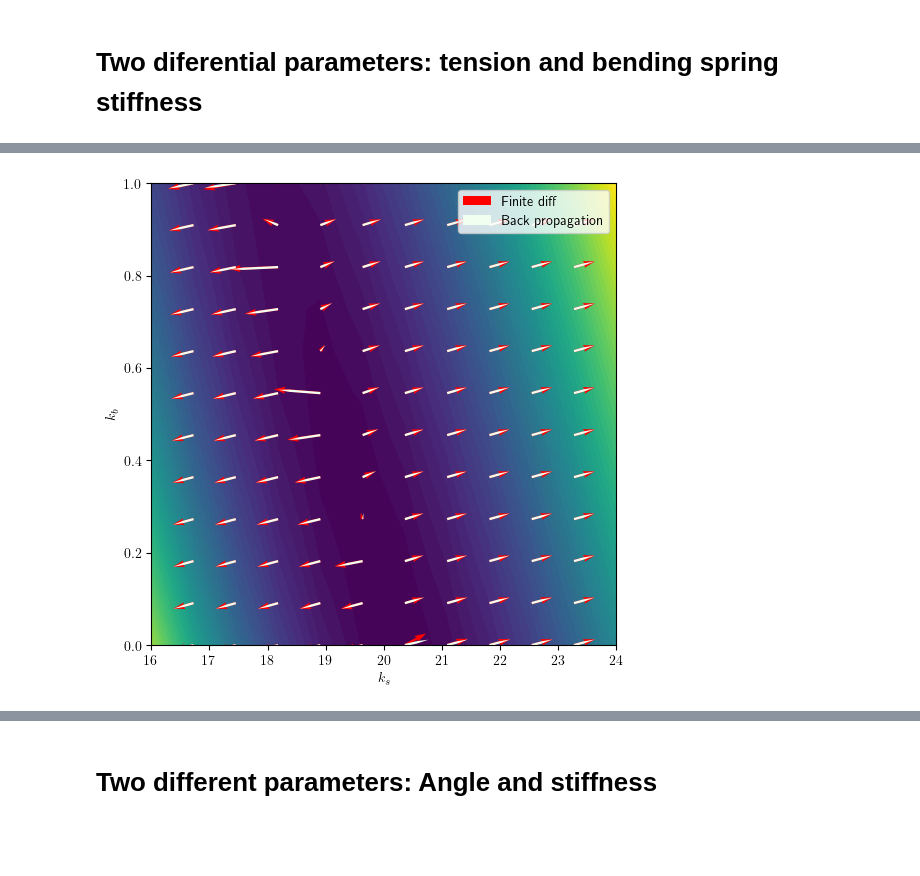
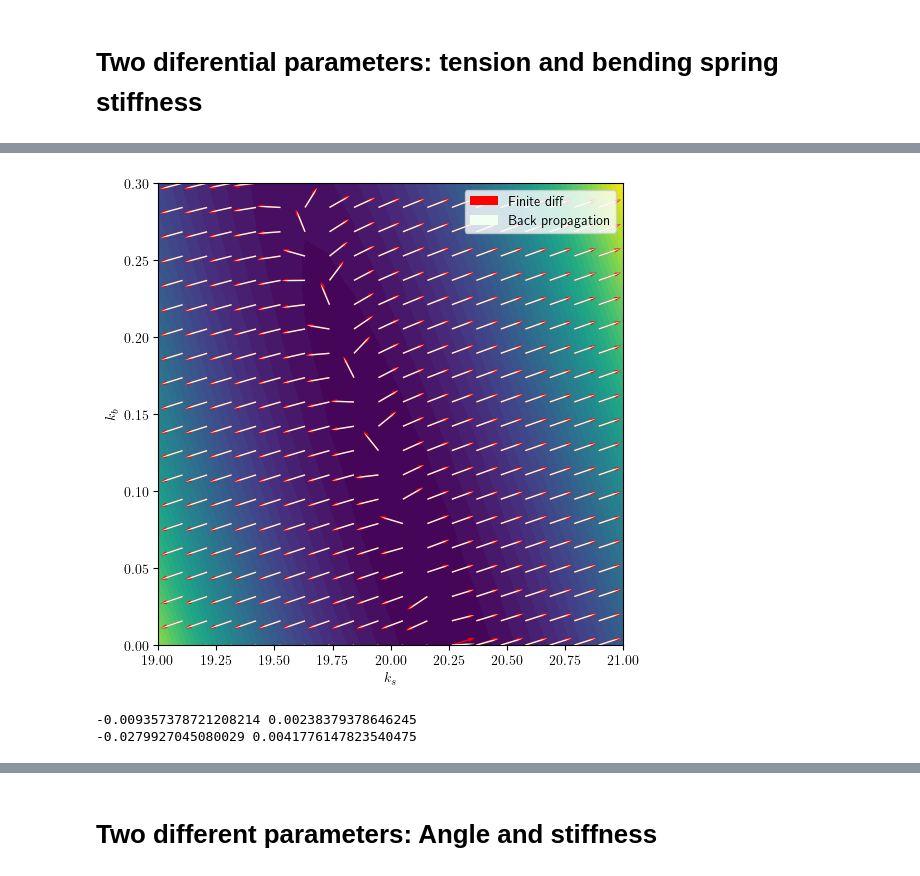
Before and after one commit to MagiRomanya/DiffSimulator, a Jupyter notebook: differentiable/Diff.ipynb, the cells around one changed output, grey strips where cells are left out. Saved outputs shown, nothing was run; the diff lists cells and outputs as text; code cells hidden in the pictures; blank space fills up the shorter version.

```diff
--- a/differentiable/Diff.ipynb
+++ b/differentiable/Diff.ipynb
@@ -112,7 +111,7 @@ nDoF = sim.getDoF()
 mass = sim.getMassMatrix()
 h = sim.getTimeStep()
 
-angle_values = np.linspace(0, 360, 100)
+angle_values = np.linspace(0, 360, 300)
 g_values = []
 dgdp_values = []
 for angle in tqdm(angle_values):
@@ -131,4 +128,5 @@ Warning: conjugate gradient did not converge        (300 iterations)
 # %%
+plt.rcParams["figure.figsize"] = (10,5)
 plt.close()
 plt.plot(angle_values, g_values, "-", label="Loss Function")
 plt.plot(angle_values, dgdp_finite, ".", label="Finite $\\frac{\mathrm{d}g}{\mathrm{d}\\theta}$")
@@ -136,8 +134,10 @@ plt.plot(angle_values, dgdp_values, "x", label="Backpropagation $\\frac{\mathrm{
 
 plt.legend()
 plt.xlabel("$\\theta$ (degrees)")
-# plt.ylim(-90,-20)
+plt.ylim(-90,90)
+plt.xlim(-20,380)
 plt.grid()
+plt.xticks(np.linspace(0,360,9))
 plt.show()
 plt.savefig("figures/test.pdf")
 print("Finished succesfully")
@@ -163,9 +163,9 @@ h = sim.getTimeStep()
 DIFF_FRAMES = 100
 
 # Define the region studied
-n_points = 12
-k_values = np.linspace(16, 24, n_points)
-k_bend_values = np.linspace(0, 1, n_points)
+n_points = 20
+k_values = np.linspace(19, 21, n_points)
+k_bend_values = np.linspace(0, 0.3, n_points)
 X, Y = np.meshgrid(k_values, k_bend_values, indexing='ij')
 g_values = np.zeros(X.shape)
 dgdk_values = np.zeros(X.shape)
@@ -221,34 +192,44 @@ plt.savefig("figures/test.pdf")
 # %%
-# Plotting normalized vectors
 plt.close()
 
 scale = (k_values[-1] - k_values[0]) / (k_bend_values[-1] - k_bend_values[0])
 
-magnitudes = np.sqrt((dgdk_values)**2 + (dgdk_bend_values)**2)
-dgdk_values_n = dgdk_values/magnitudes
-dgdk_bend_values_n =dgdk_bend_values/magnitudes
-dgdk_values_finite_n = dgdk_values_finite/magnitudes
-dgdk_bend_values_finite_n =dgdk_bend_values_finite/magnitudes
-arrow_len=None
+norm = np.sqrt((dgdk_values)**2 + (dgdk_bend_values)**2)
+norm=1
+scaled_norm = np.sqrt((dgdk_values*scale)**2 + (dgdk_bend_values)**2)
+factor = norm / scaled_norm
+
+dgdk_values_n = dgdk_values*scale*factor
+dgdk_bend_values_n =dgdk_bend_values*factor
+dgdk_values_finite_n = dgdk_values_finite*scale*factor
+dgdk_bend_values_finite_n =dgdk_bend_values_finite*factor
+
+arrow_len=10
 plt.contourf(X, Y, g_values, levels=50)
-plt.quiver(X, Y, dgdk_values_finite_n*scale, dgdk_bend_values_finite_n/scale,
+plt.quiver(X, Y, dgdk_values_finite_n, dgdk_bend_values_finite_n/scale,
            label="Finite diff",
            angles='xy',
            scale_units="xy",
            color="red",
            scale=arrow_len)
-plt.quiver(X, Y, dgdk_values_n*scale, dgdk_bend_values_n/scale,
+plt.quiver(X, Y, dgdk_values_n, dgdk_bend_values_n/scale,
            label="Back propagation",
            angles='xy',
            scale_units="xy",
            color="honeydew",
            headwidth=1,
            scale=arrow_len)
 
 plt.legend()
 plt.xlabel("$k_s$")
 plt.ylabel("$k_b$")
 plt.show()
 plt.savefig("figures/test.pdf")
 # %% [output]
-[figure, old version]
+[figure, new version]
+# %%
+print(np.mean(dgdk_values - dgdk_values_finite), np.var(dgdk_values - dgdk_values_finite))
+print(np.mean(dgdk_bend_values - dgdk_bend_values_finite), np.var(dgdk_bend_values - dgdk_bend_values_finite))
+# %% [output]
+-0.009357378721208214 0.00238379378646245
+-0.0279927045080029 0.0041776147823540475
```
Also changed, not shown: parts of 19 cells of this notebook, 3 other files.
